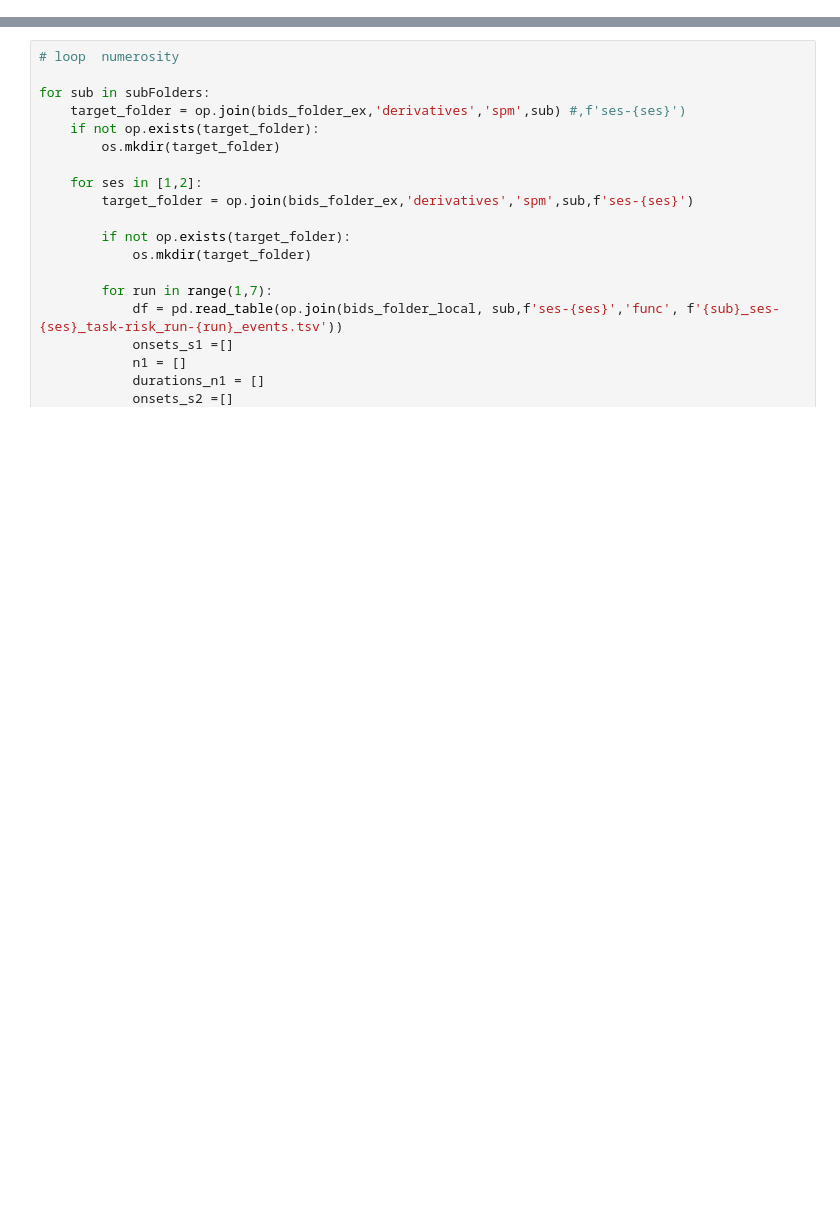
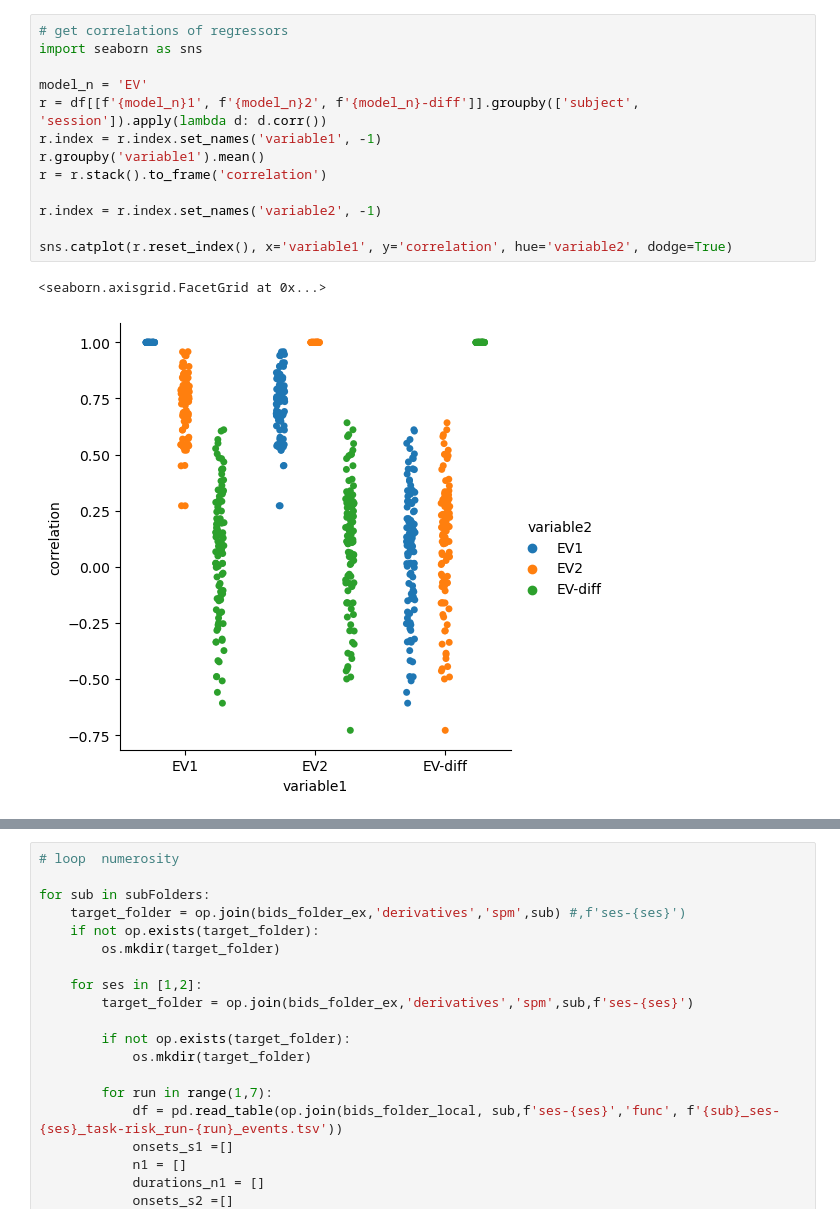
Before and after one commit to Gilles86/stress_risk, a Jupyter notebook: stress_risk/fmri_analysis/glm_classic/create_evenstFiles.ipynb, the cells around one changed output, grey strips where cells are left out. Drawn from its saved outputs; the diff is of its cells as text; blank space fills up the shorter version.

```diff
--- a/stress_risk/fmri_analysis/glm_classic/create_evenstFiles.ipynb
+++ b/stress_risk/fmri_analysis/glm_classic/create_evenstFiles.ipynb
@@ -39,0 +127,16 @@ durations_n2 = durations_n1
+# %%
+# get correlations of regressors
+import seaborn as sns
+
+model_n = 'EV'
+r = df[[f'{model_n}1', f'{model_n}2', f'{model_n}-diff']].groupby(['subject', 'session']).apply(lambda d: d.corr())
+r.index = r.index.set_names('variable1', -1)
+r.groupby('variable1').mean()
+r = r.stack().to_frame('correlation')
+
+r.index = r.index.set_names('variable2', -1)
+
+sns.catplot(r.reset_index(), x='variable1', y='correlation', hue='variable2', dodge=True)
+# %% [output]
+<seaborn.axisgrid.FacetGrid at 0x...>
+[figure, added]
```
Also changed, not shown: parts of 14 cells of this notebook, 19 other files.
